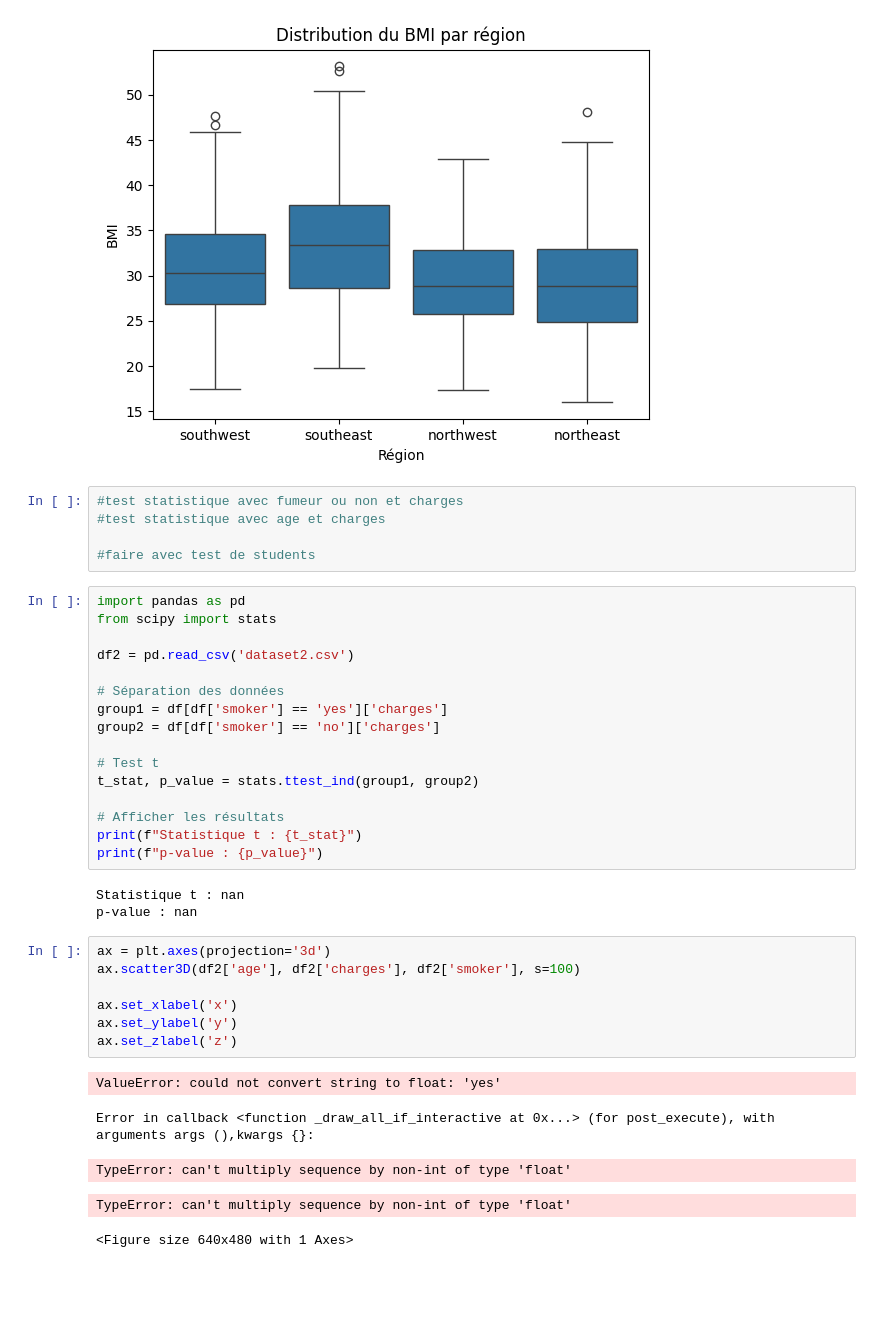
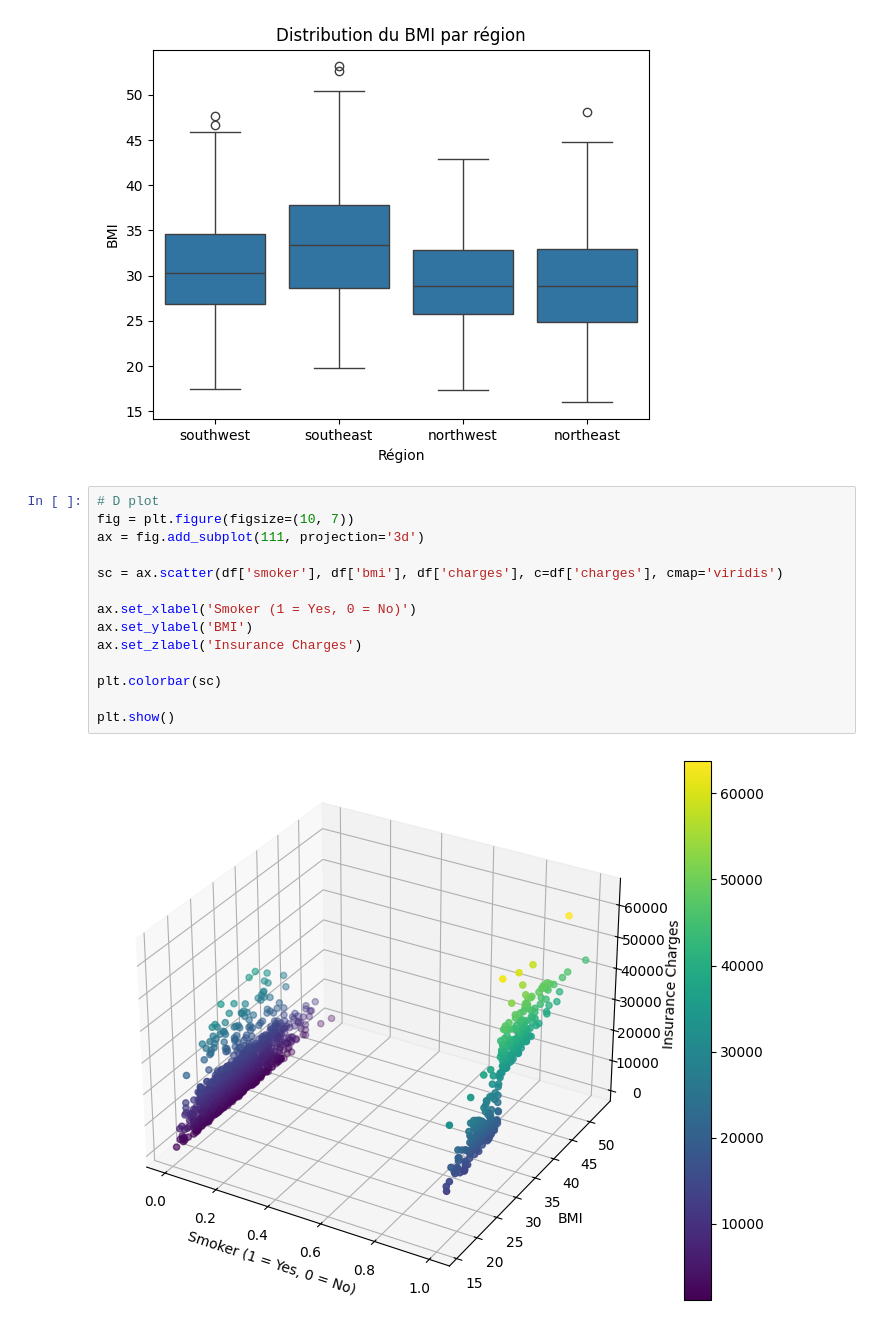
Before and after one commit to Memory77/brief_assurance_reg, a Jupyter notebook: analyse.ipynb, the cells around one changed output. Saved outputs shown, nothing was run; the diff lists cells and outputs as text; blank space fills up the shorter version.

```diff
--- a/analyse.ipynb
+++ b/analyse.ipynb
@@ -476,40 +481,19 @@ northwest southwest   1.4011 0.0125  0.2192   2.583   True
 southeast southwest  -2.7594    0.0 -3.9083 -1.6104   True
 ----------------------------------------------------------
 [figure]
-# %%
-#test statistique avec fumeur ou non et charges
-#test statistique avec age et charges
-
-#faire avec test de students
-# %%
-import pandas as pd
-from scipy import stats
-
-df2 = pd.read_csv('dataset2.csv')
-
-# Séparation des données
-group1 = df[df['smoker'] == 'yes']['charges']
-group2 = df[df['smoker'] == 'no']['charges']
-
-# Test t
-t_stat, p_value = stats.ttest_ind(group1, group2)
-
-# Afficher les résultats
-print(f"Statistique t : {t_stat}")
-print(f"p-value : {p_value}")
-# %% [output]
-Statistique t : nan
-p-value : nan
-# %%
-ax = plt.axes(projection='3d')
-ax.scatter3D(df2['age'], df2['charges'], df2['smoker'], s=100)
-
-ax.set_xlabel('x')
-ax.set_ylabel('y')
-ax.set_zlabel('z')
-# %% [output]
-ValueError: could not convert string to float: 'yes'
-Error in callback <function _draw_all_if_interactive at 0x...> (for post_execute), with arguments args (),kwargs {}:
-TypeError: can't multiply sequence by non-int of type 'float'
-TypeError: can't multiply sequence by non-int of type 'float'
-<Figure size 640x480 with 1 Axes>
+# %%
+# D plot
+fig = plt.figure(figsize=(10, 7))
+ax = fig.add_subplot(111, projection='3d')
+
+sc = ax.scatter(df['smoker'], df['bmi'], df['charges'], c=df['charges'], cmap='viridis')
+
+ax.set_xlabel('Smoker (1 = Yes, 0 = No)')
+ax.set_ylabel('BMI')
+ax.set_zlabel('Insurance Charges')
+
+plt.colorbar(sc)
+
+plt.show()
+# %% [output]
+[figure, added]
```
Also changed, not shown: parts of 2 cells of this notebook.
